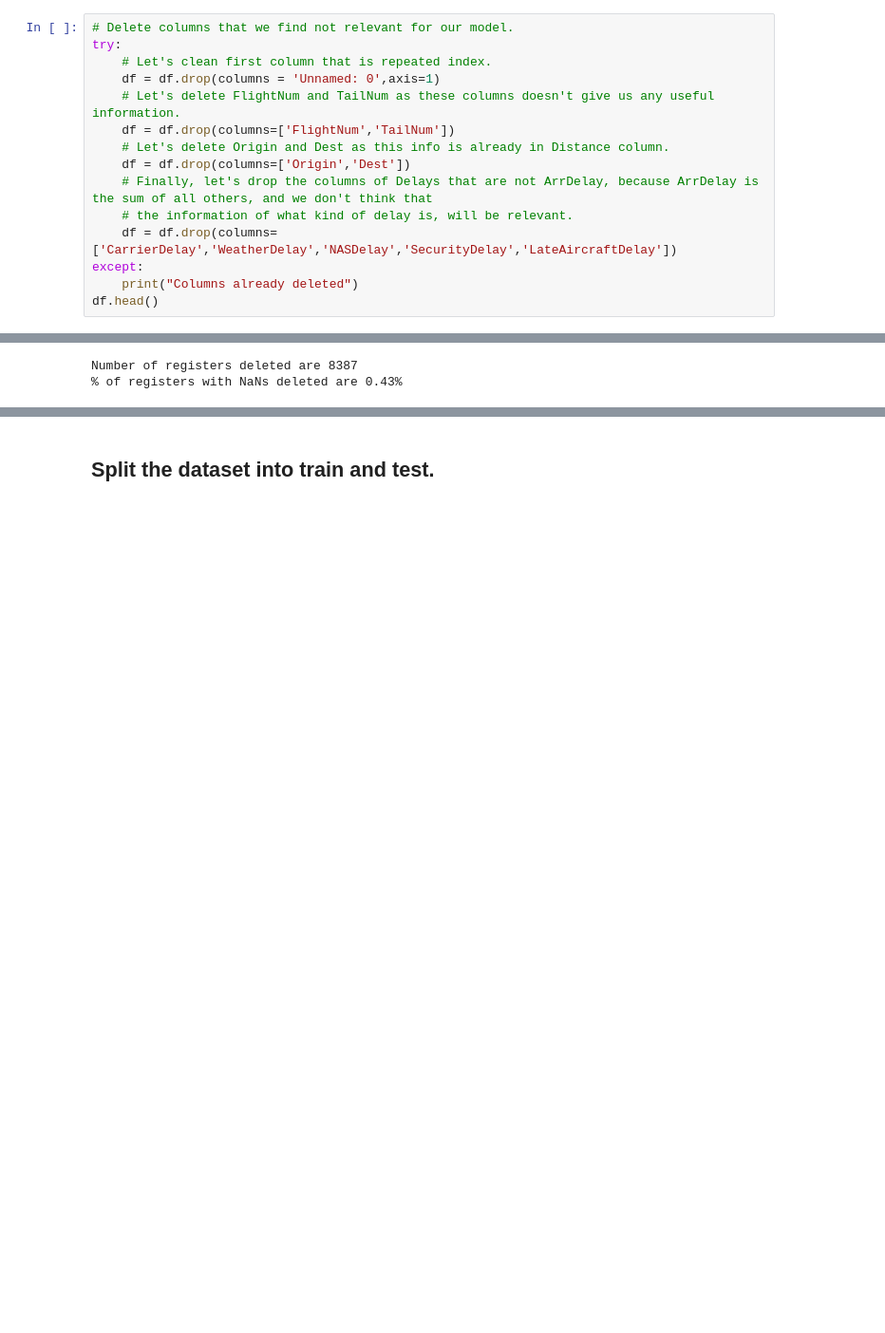
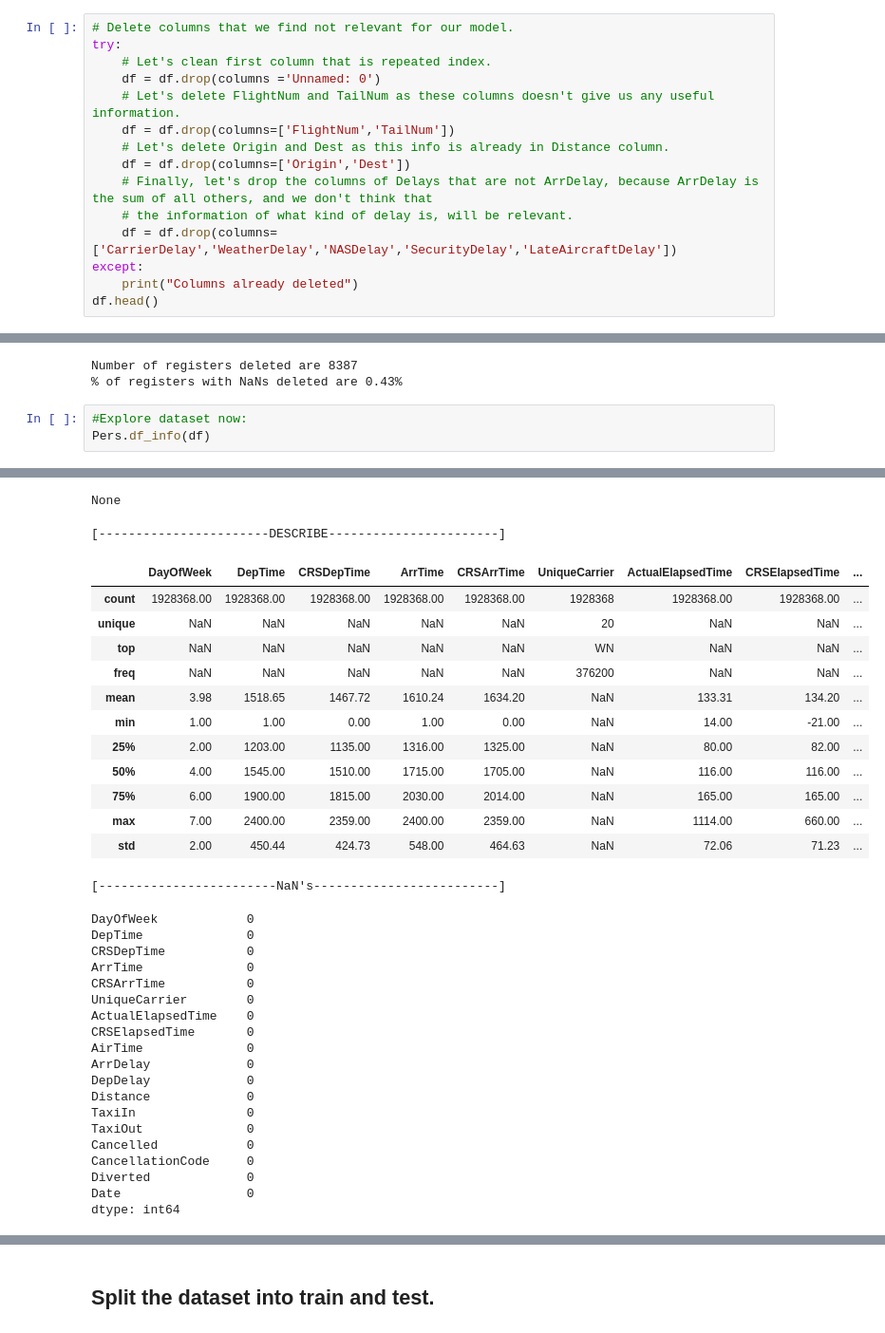
Before and after one commit to Javier-Alfonso-DS/S09_T01_Practice_with_training_and_test_sets, a Jupyter notebook: S09_T01_Practice_with_training_and_test_sets.ipynb, the cells around one changed output, grey strips where cells are left out. Shown at 95% size. Saved outputs shown, nothing was run; the diff lists cells and outputs as text; blank space fills up the shorter version.

```diff
--- a/S09_T01_Practice_with_training_and_test_sets.ipynb
+++ b/S09_T01_Practice_with_training_and_test_sets.ipynb
@@ -73,7 +163,7 @@ df
 # Delete columns that we find not relevant for our model.
 try:
     # Let's clean first column that is repeated index.
-    df = df.drop(columns = 'Unnamed: 0',axis=1)
+    df = df.drop(columns ='Unnamed: 0')
     # Let's delete FlightNum and TailNum as these columns doesn't give us any useful information.
     df = df.drop(columns=['FlightNum','TailNum'])
     # Let's delete Origin and Dest as this info is already in Distance column.
@@ -180,3 +270,7 @@ print(f"% of registers with NaNs deleted are {((NumTotalRegisters-df.shape[0])/N
 # %% [output]
 Number of registers deleted are 8387
 % of registers with NaNs deleted are 0.43%
+# %%
+#Explore dataset now:
+Pers.df_info(df)
+# %% [output]
@@ -182,0 +296,34 @@ Number of registers deleted are 8387
+None
+[-----------------------DESCRIBE-----------------------]
+|  | DayOfWeek | DepTime | CRSDepTime | ArrTime | CRSArrTime | UniqueCarrier | ActualElapsedTime | CRSElapsedTime | ... |
+| count | 1928368.00 | 1928368.00 | 1928368.00 | 1928368.00 | 1928368.00 | 1928368 | 1928368.00 | 1928368.00 | ... |
+| unique | NaN | NaN | NaN | NaN | NaN | 20 | NaN | NaN | ... |
+| top | NaN | NaN | NaN | NaN | NaN | WN | NaN | NaN | ... |
+| freq | NaN | NaN | NaN | NaN | NaN | 376200 | NaN | NaN | ... |
+| mean | 3.98 | 1518.65 | 1467.72 | 1610.24 | 1634.20 | NaN | 133.31 | 134.20 | ... |
+| min | 1.00 | 1.00 | 0.00 | 1.00 | 0.00 | NaN | 14.00 | -21.00 | ... |
+| 25% | 2.00 | 1203.00 | 1135.00 | 1316.00 | 1325.00 | NaN | 80.00 | 82.00 | ... |
+| 50% | 4.00 | 1545.00 | 1510.00 | 1715.00 | 1705.00 | NaN | 116.00 | 116.00 | ... |
+| 75% | 6.00 | 1900.00 | 1815.00 | 2030.00 | 2014.00 | NaN | 165.00 | 165.00 | ... |
+| max | 7.00 | 2400.00 | 2359.00 | 2400.00 | 2359.00 | NaN | 1114.00 | 660.00 | ... |
+| std | 2.00 | 450.44 | 424.73 | 548.00 | 464.63 | NaN | 72.06 | 71.23 | ... |
+[------------------------NaN's-------------------------]
+DayOfWeek            0
+DepTime              0
+CRSDepTime           0
+ArrTime              0
+CRSArrTime           0
+UniqueCarrier        0
+ActualElapsedTime    0
+CRSElapsedTime       0
+AirTime              0
+ArrDelay             0
+DepDelay             0
+Distance             0
+TaxiIn               0
+TaxiOut              0
+Cancelled            0
+CancellationCode     0
+Diverted             0
+Date                 0
+dtype: int64
```
Also changed, not shown: parts of 22 cells of this notebook, 3 other files.
